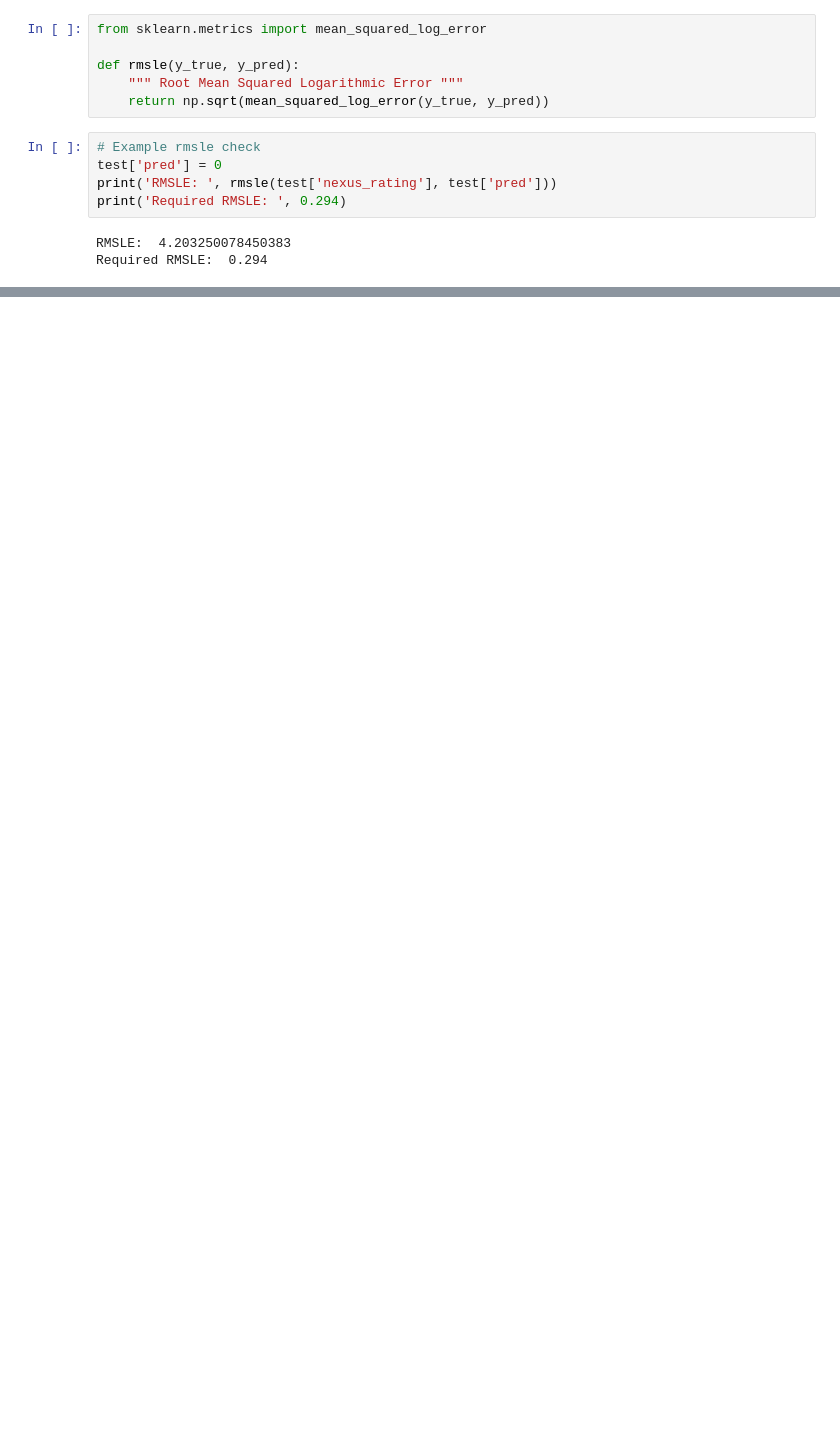
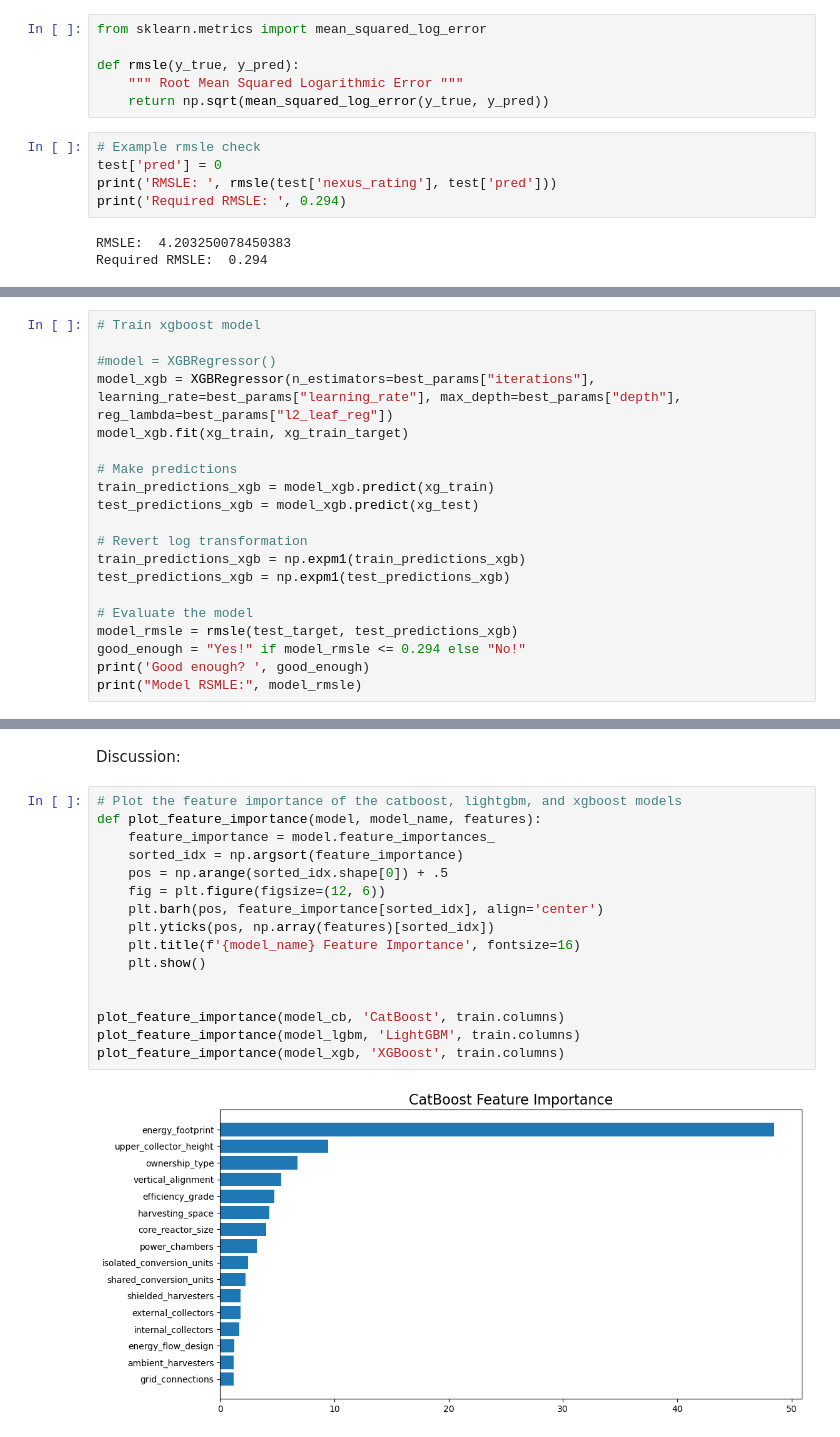
Before and after one commit to MatissPod/Intro-ML, a Jupyter notebook: Assignment1(1)/Assignment1/Chapter_1.ipynb, the cells around one changed output, grey strips where cells are left out. Saved outputs shown, nothing was run; the diff lists cells and outputs as text; blank space fills up the shorter version.

```diff
--- a/Assignment1(1)/Assignment1/Chapter_1.ipynb
+++ b/Assignment1(1)/Assignment1/Chapter_1.ipynb
@@ -799,0 +1066,20 @@ Required RMSLE:  0.294
+# %%
+# Train xgboost model
+
+#model = XGBRegressor()
+model_xgb = XGBRegressor(n_estimators=best_params["iterations"], learning_rate=best_params["learning_rate"], max_depth=best_params["depth"], reg_lambda=best_params["l2_leaf_reg"])
+model_xgb.fit(xg_train, xg_train_target)
+
+# Make predictions
+train_predictions_xgb = model_xgb.predict(xg_train)
+test_predictions_xgb = model_xgb.predict(xg_test)
+
+# Revert log transformation
+train_predictions_xgb = np.expm1(train_predictions_xgb)
+test_predictions_xgb = np.expm1(test_predictions_xgb)
+
+# Evaluate the model
+model_rmsle = rmsle(test_target, test_predictions_xgb)
+good_enough = "Yes!" if model_rmsle <= 0.294 else "No!"
+print('Good enough? ', good_enough)
+print("Model RSMLE:", model_rmsle)
@@ -799,0 +1104,20 @@ Required RMSLE:  0.294
+# %% [markdown]
+Discussion:
+# %%
+# Plot the feature importance of the catboost, lightgbm, and xgboost models
+def plot_feature_importance(model, model_name, features):
+    feature_importance = model.feature_importances_
+    sorted_idx = np.argsort(feature_importance)
+    pos = np.arange(sorted_idx.shape[0]) + .5
+    fig = plt.figure(figsize=(12, 6))
+    plt.barh(pos, feature_importance[sorted_idx], align='center')
+    plt.yticks(pos, np.array(features)[sorted_idx])
+    plt.title(f'{model_name} Feature Importance', fontsize=16)
+    plt.show()
+
+
+plot_feature_importance(model_cb, 'CatBoost', train.columns)
+plot_feature_importance(model_lgbm, 'LightGBM', train.columns)
+plot_feature_importance(model_xgb, 'XGBoost', train.columns)
+# %% [output]
+[figure, added]
```
Also changed, not shown: parts of 21 cells of this notebook, 5 other files.
